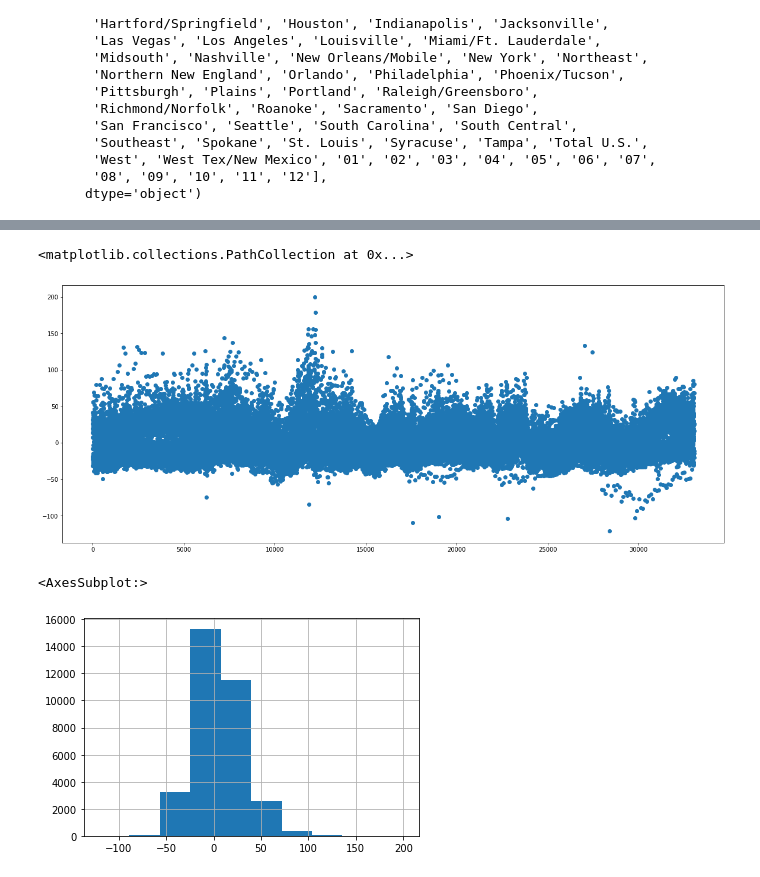
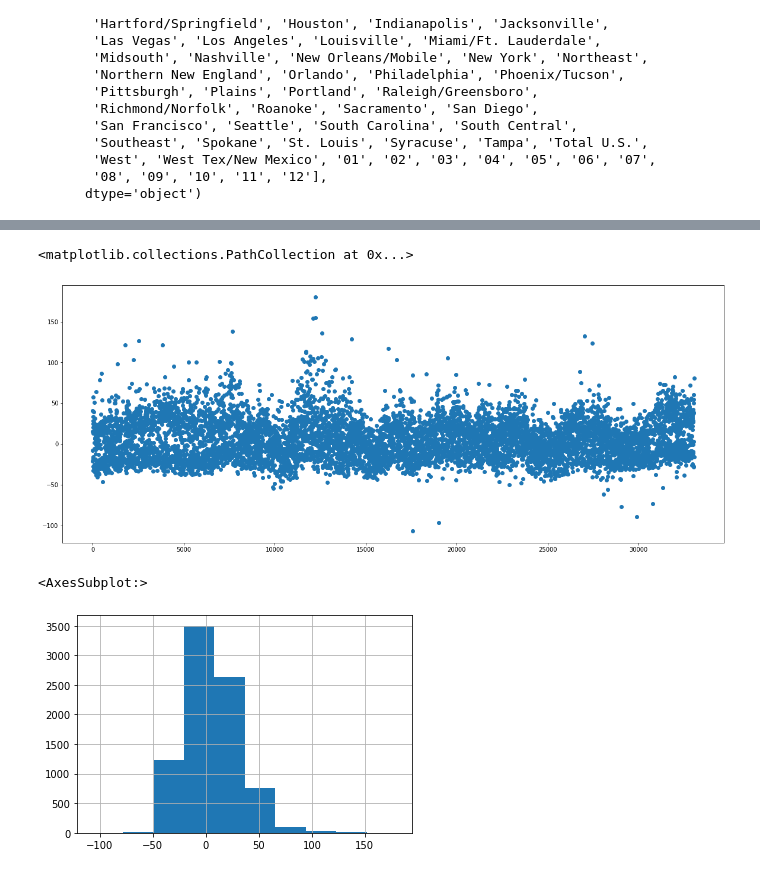
Before and after one commit to plqualls/CADO, a Jupyter notebook: report.ipynb, the cells around one changed output, grey strips where cells are left out. Cells and saved outputs as stored; diff of their text form; code cells hidden in the pictures.

```diff
--- a/report.ipynb
+++ b/report.ipynb
@@ -223,4 +226,4 @@ RSQ = 0.27509561360508916
 # %%
-df['prediction'] = res.predict(x)
-df
+xTest['prediction'] = res.predict(xTest)
+xTest
 # %% [output]
@@ -240,4 +248,4 @@ df
 # %%
-df['pctAbsDiff'] = (df['prediction'] - df['average_price']) / df['average_price']
-df['pctAbsDiff'] = df['pctAbsDiff'].apply(lambda x: x * 100)
+xTest['pctAbsDiff'] = (xTest['prediction'] - yTest) / yTest
+xTest['pctAbsDiff'] = xTest['pctAbsDiff'].apply(lambda x: x * 100)
 # %% [output]
@@ -245,11 +262,11 @@ ValueError: plot kind scatter can only be used for data frames
 # %%
 plt.figure(figsize=(20,8))
-plt.scatter(df.index, df['pctAbsDiff'])
+plt.scatter(xTest.index, xTest['pctAbsDiff'])
 # %% [output]
 <matplotlib.collections.PathCollection at 0x...>
-[figure, old version]
+[figure, new version]
 # %%
-df['pctAbsDiff'].hist()
+xTest['pctAbsDiff'].hist()
 # %% [output]
 <AxesSubplot:>
-[figure, old version]
+[figure, new version]
```
Also changed, not shown: parts of 14 cells of this notebook, 1 other file.
